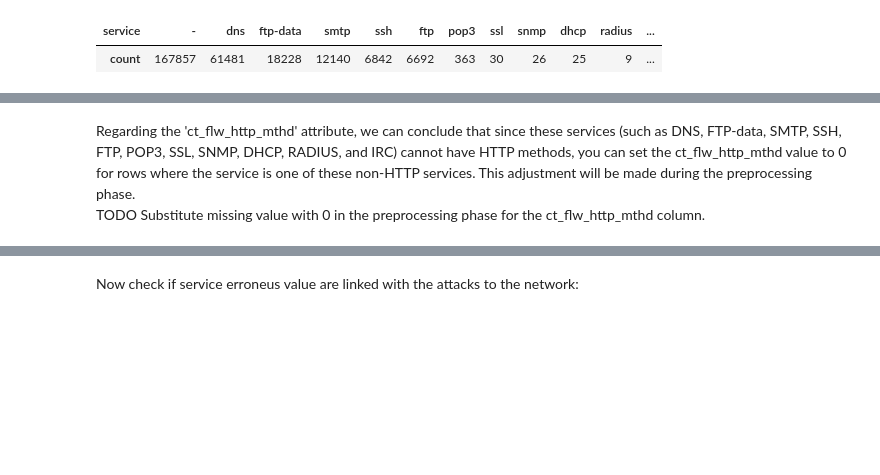
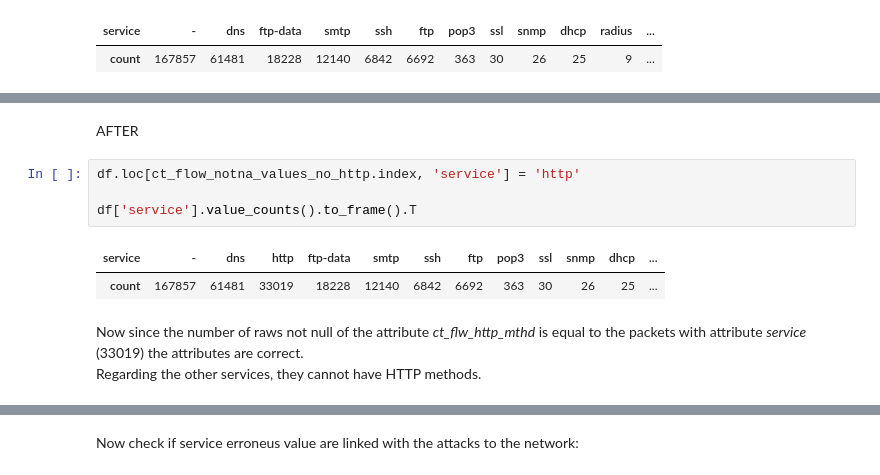
Before and after one commit to Mugna46/AI_project, a Jupyter notebook: AI.ipynb, the cells around one changed output, grey strips where cells are left out. Drawn from its saved outputs; the diff is of its cells as text; blank space fills up the shorter version.

Commit message:
feat(notebook): analysis ftp packets and changing ds

```diff
--- a/AI.ipynb
+++ b/AI.ipynb
@@ -391,3 +432,12 @@ Number of missing values in ct_flw_http_mthd column for each service:
+# %% [markdown]
+AFTER
+# %%
+df.loc[ct_flow_notna_values_no_http.index, 'service'] = 'http'
+
+df['service'].value_counts().to_frame().T
+# %% [output]
+| service | - | dns | http | ftp-data | smtp | ssh | ftp | pop3 | ssl | snmp | dhcp | ... |
+| count | 167857 | 61481 | 33019 | 18228 | 12140 | 6842 | 6692 | 363 | 30 | 26 | 25 | ... |
 # %% [markdown]
-Regarding the 'ct_flw_http_mthd' attribute, we can conclude that since these services (such as DNS, FTP-data, SMTP, SSH, FTP, POP3, SSL, SNMP, DHCP, RADIUS, and IRC) cannot have HTTP methods, you can set the ct_flw_http_mthd value to 0 for rows where the service is one of these non-HTTP services. This adjustment will be made during the preprocessing phase. <br>
-TODO Substitute missing value with 0 in the preprocessing phase for the ct_flw_http_mthd column.
+Now since the number of raws not null of the attribute *ct_flw_http_mthd* is equal to the packets with attribute *service* (33019) the attributes are correct.
+Regarding the other services, they cannot have HTTP methods.
```
Also changed, not shown: parts of 22 cells of this notebook, 1 other file.
